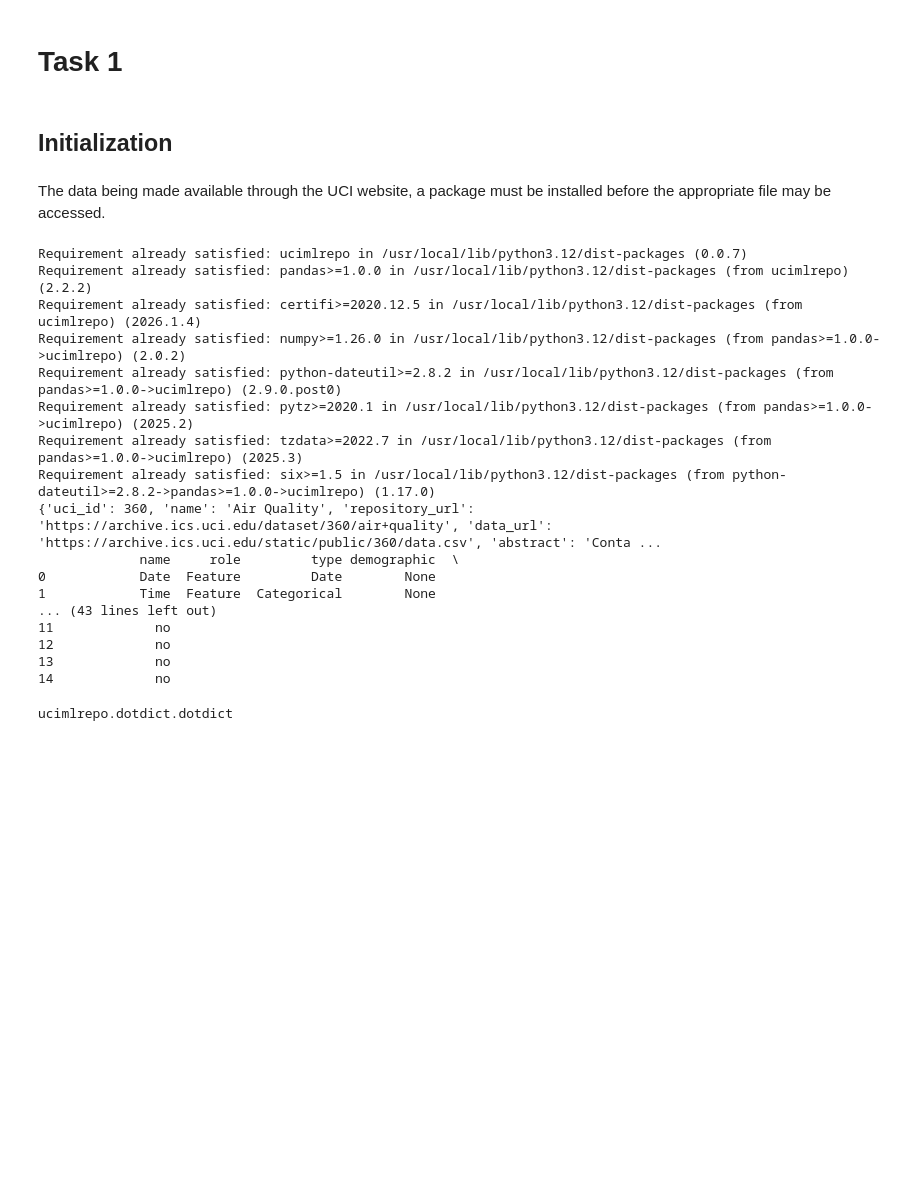
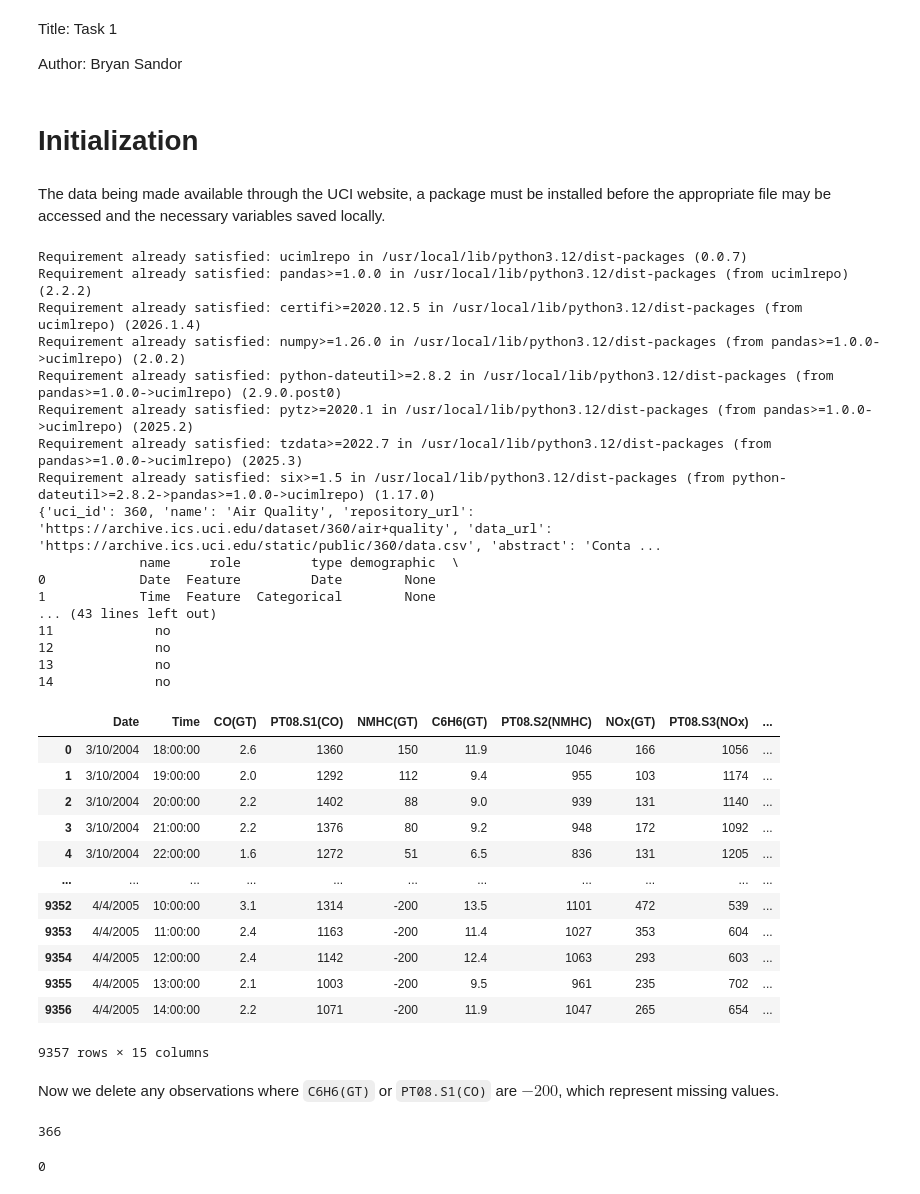
Before and after one commit to tort-cam/ST-554-P1, a Jupyter notebook: Task1/task01.ipynb, the cells around one changed output. Drawn from its saved outputs; the diff is of its cells as text; code cells hidden in the pictures; blank space fills up the shorter version.

```diff
--- a/Task1/task01.ipynb
+++ b/Task1/task01.ipynb
@@ -1,11 +1,13 @@
 # %% [markdown]
 <a href="https://colab.research.google.com/github/tort-cam/ST-554-P1/blob/main/Task1/task01.ipynb" target="_parent"><img src="https://colab.research.google.com/assets/colab-badge.svg" alt="Open In Colab"/></a>
-# %% [markdown]
-# Task 1
+# %% [markdown]
+Title: Task 1
+
+Author: Bryan Sandor
 # %% [markdown]
-## Initialization
+# Initialization
 # %% [markdown]
-The data being made available through the UCI website, a package must be installed before the appropriate file may be accessed.
+The data being made available through the UCI website, a package must be installed before the appropriate file may be accessed and the necessary variables saved locally.
 # %%
 !pip install ucimlrepo
 
@@ -16,35 +18,53 @@ from ucimlrepo import fetch_ucirepo
 
 # fetch dataset
 air_quality = fetch_ucirepo(id=360)
 
 # data (as pandas dataframes)
-X = air_quality.data.features
+airdata = air_quality.data.features
 y = air_quality.data.targets
 
 # metadata
 print(air_quality.metadata)
 
 # variable information
 print(air_quality.variables)
+
+# look at a few of the observations
+airdata
 # %% [output]
 Requirement already satisfied: ucimlrepo in /usr/local/lib/python3.12/dist-packages (0.0.7)
 Requirement already satisfied: pandas>=1.0.0 in /usr/local/lib/python3.12/dist-packages (from ucimlrepo) (2.2.2)
 Requirement already satisfied: certifi>=2020.12.5 in /usr/local/lib/python3.12/dist-packages (from ucimlrepo) (2026.1.4)
 Requirement already satisfied: numpy>=1.26.0 in /usr/local/lib/python3.12/dist-packages (from pandas>=1.0.0->ucimlrepo) (2.0.2)
 Requirement already satisfied: python-dateutil>=2.8.2 in /usr/local/lib/python3.12/dist-packages (from pandas>=1.0.0->ucimlrepo) (2.9.0.post0)
 Requirement already satisfied: pytz>=2020.1 in /usr/local/lib/python3.12/dist-packages (from pandas>=1.0.0->ucimlrepo) (2025.2)
 Requirement already satisfied: tzdata>=2022.7 in /usr/local/lib/python3.12/dist-packages (from pandas>=1.0.0->ucimlrepo) (2025.3)
 Requirement already satisfied: six>=1.5 in /usr/local/lib/python3.12/dist-packages (from python-dateutil>=2.8.2->pandas>=1.0.0->ucimlrepo) (1.17.0)
 {'uci_id': 360, 'name': 'Air Quality', 'repository_url': 'https://archive.ics.uci.edu/dataset/360/air+quality', 'data_url': 'https://archive.ics.uci.edu/static/public/360/data.csv', 'abstract': 'Conta ...
              name     role         type demographic  \
 0            Date  Feature         Date        None
 1            Time  Feature  Categorical        None
 ... (43 lines left out)
 11             no
 12             no
 13             no
 14             no
+|  | Date | Time | CO(GT) | PT08.S1(CO) | NMHC(GT) | C6H6(GT) | PT08.S2(NMHC) | NOx(GT) | PT08.S3(NOx) | ... |
+| 0 | 3/10/2004 | 18:00:00 | 2.6 | 1360 | 150 | 11.9 | 1046 | 166 | 1056 | ... |
+| 1 | 3/10/2004 | 19:00:00 | 2.0 | 1292 | 112 | 9.4 | 955 | 103 | 1174 | ... |
+| 2 | 3/10/2004 | 20:00:00 | 2.2 | 1402 | 88 | 9.0 | 939 | 131 | 1140 | ... |
+| 3 | 3/10/2004 | 21:00:00 | 2.2 | 1376 | 80 | 9.2 | 948 | 172 | 1092 | ... |
+| 4 | 3/10/2004 | 22:00:00 | 1.6 | 1272 | 51 | 6.5 | 836 | 131 | 1205 | ... |
+| ... | ... | ... | ... | ... | ... | ... | ... | ... | ... | ... |
+| 9352 | 4/4/2005 | 10:00:00 | 3.1 | 1314 | -200 | 13.5 | 1101 | 472 | 539 | ... |
+| 9353 | 4/4/2005 | 11:00:00 | 2.4 | 1163 | -200 | 11.4 | 1027 | 353 | 604 | ... |
+| 9354 | 4/4/2005 | 12:00:00 | 2.4 | 1142 | -200 | 12.4 | 1063 | 293 | 603 | ... |
+| 9355 | 4/4/2005 | 13:00:00 | 2.1 | 1003 | -200 | 9.5 | 961 | 235 | 702 | ... |
+| 9356 | 4/4/2005 | 14:00:00 | 2.2 | 1071 | -200 | 11.9 | 1047 | 265 | 654 | ... |
+9357 rows × 15 columns
-# %%
-type(air_quality)
-# %% [output]
-ucimlrepo.dotdict.dotdict
+# %% [markdown]
+Now we delete any observations where `C6H6(GT)` or `PT08.S1(CO)` are $-200$, which represent missing values.
+# %%
+sum(airdata["C6H6(GT)"] == -200) # count number of observations to delete
+# %% [output]
+366
@@ -50,0 +75,4 @@ ucimlrepo.dotdict.dotdict
+# %%
+sum(airdata["C6H6(GT)"] == -200)
+# %% [output]
+0
```
Also changed, not shown: parts of 13 cells of this notebook.
